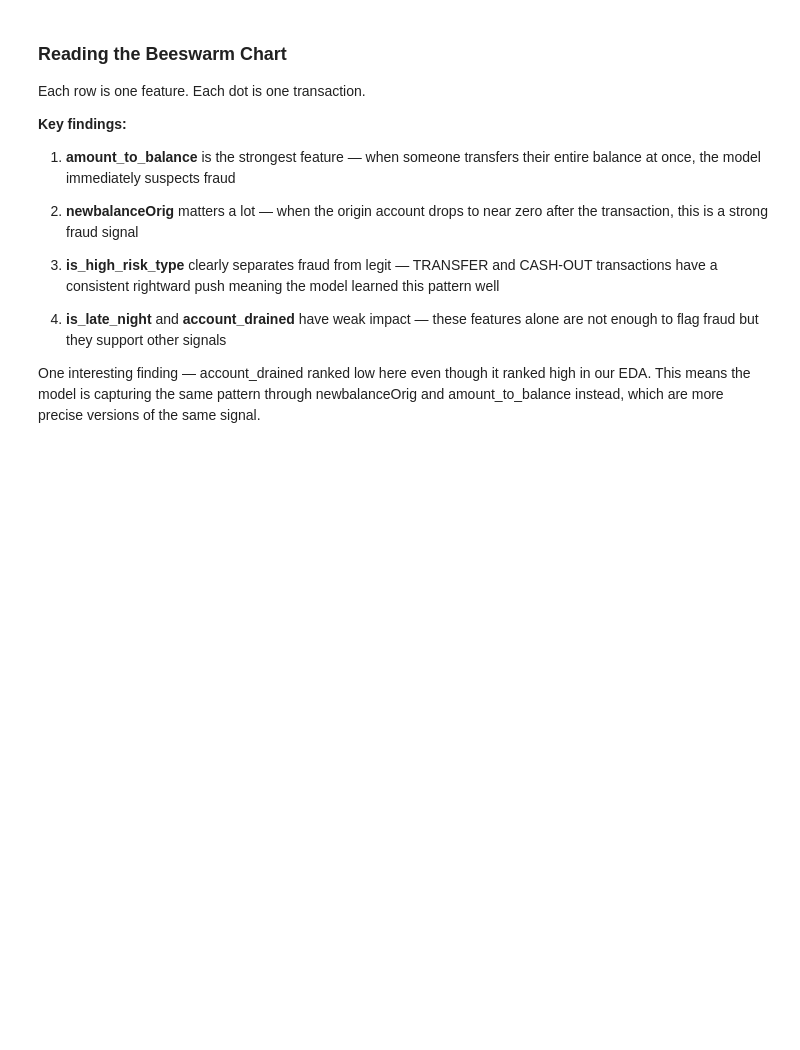
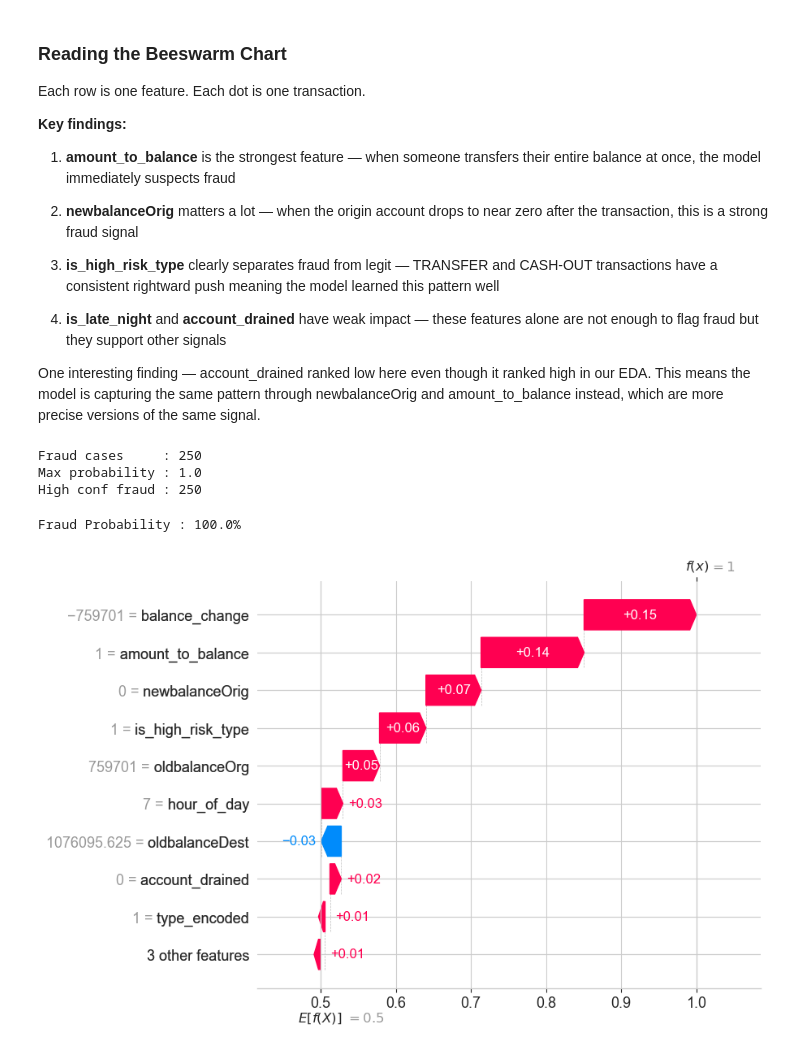
Before and after one commit to krupalgohil/Financial-Fraud-Detection-System, a Jupyter notebook: AML.ipynb, the cells around one changed output. Saved outputs shown, nothing was run; the diff lists cells and outputs as text; code cells hidden in the pictures; blank space fills up the shorter version.

```diff
--- a/AML.ipynb
+++ b/AML.ipynb
@@ -920,3 +920,45 @@ even though it ranked high in our EDA. This means the model
 is capturing the same pattern through newbalanceOrig and
 amount_to_balance instead, which are more precise versions
 of the same signal.
+# %%
+# Force include fraud cases in sample
+fraud_test    = X_test[y_test == 1].head(250).reset_index(drop=True)
+legit_test    = X_test[y_test == 0].head(250).reset_index(drop=True)
+X_test_sample = pd.concat([fraud_test, legit_test]).reset_index(drop=True)
+actual_series = np.concatenate([np.ones(250), np.zeros(250)])
+
+# Recompute SHAP on new balanced sample
+shap_values   = explainer.shap_values(X_test_sample)
+shap_fraud    = shap_values[:, :, 1]
+
+# Get predictions
+prob_series   = rf_model.predict_proba(X_test_sample[FEATURES])[:, 1]
+
+# Check
+print("Fraud cases     :", (actual_series == 1).sum())
+print("Max probability :", prob_series.max().round(4))
+print("High conf fraud :", ((actual_series==1) & (prob_series > 0.5)).sum())
+# %% [output]
+Fraud cases     : 250
+Max probability : 1.0
+High conf fraud : 250
+# %%
+# Find one fraud case
+fraud_mask    = (actual_series == 1) & (prob_series > 0.5)
+one_fraud_idx = np.where(fraud_mask)[0][0]
+one_fraud_prob= prob_series[one_fraud_idx]
+
+print(f"Fraud Probability : {one_fraud_prob:.1%}")
+
+# Waterfall chart
+shap.waterfall_plot(
+    shap.Explanation(
+        values        = shap_fraud[one_fraud_idx],
+        base_values   = explainer.expected_value[1],
+        data          = X_test_sample.loc[one_fraud_idx, FEATURES].values,
+        feature_names = FEATURES
+    )
+)
+# %% [output]
+Fraud Probability : 100.0%
+[figure, added]
```
Also changed, not shown: parts of 9 cells of this notebook, 1 other file.
